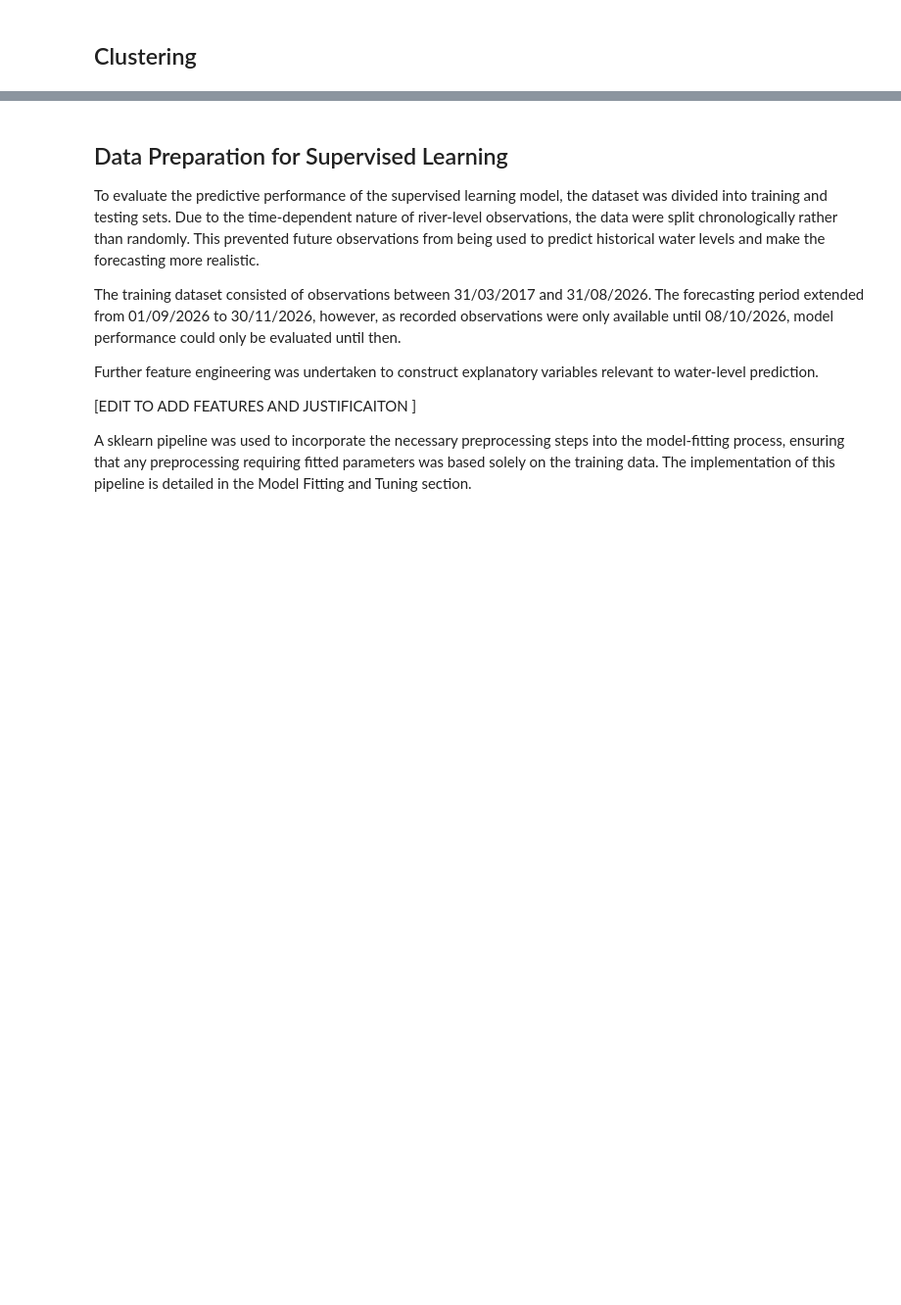
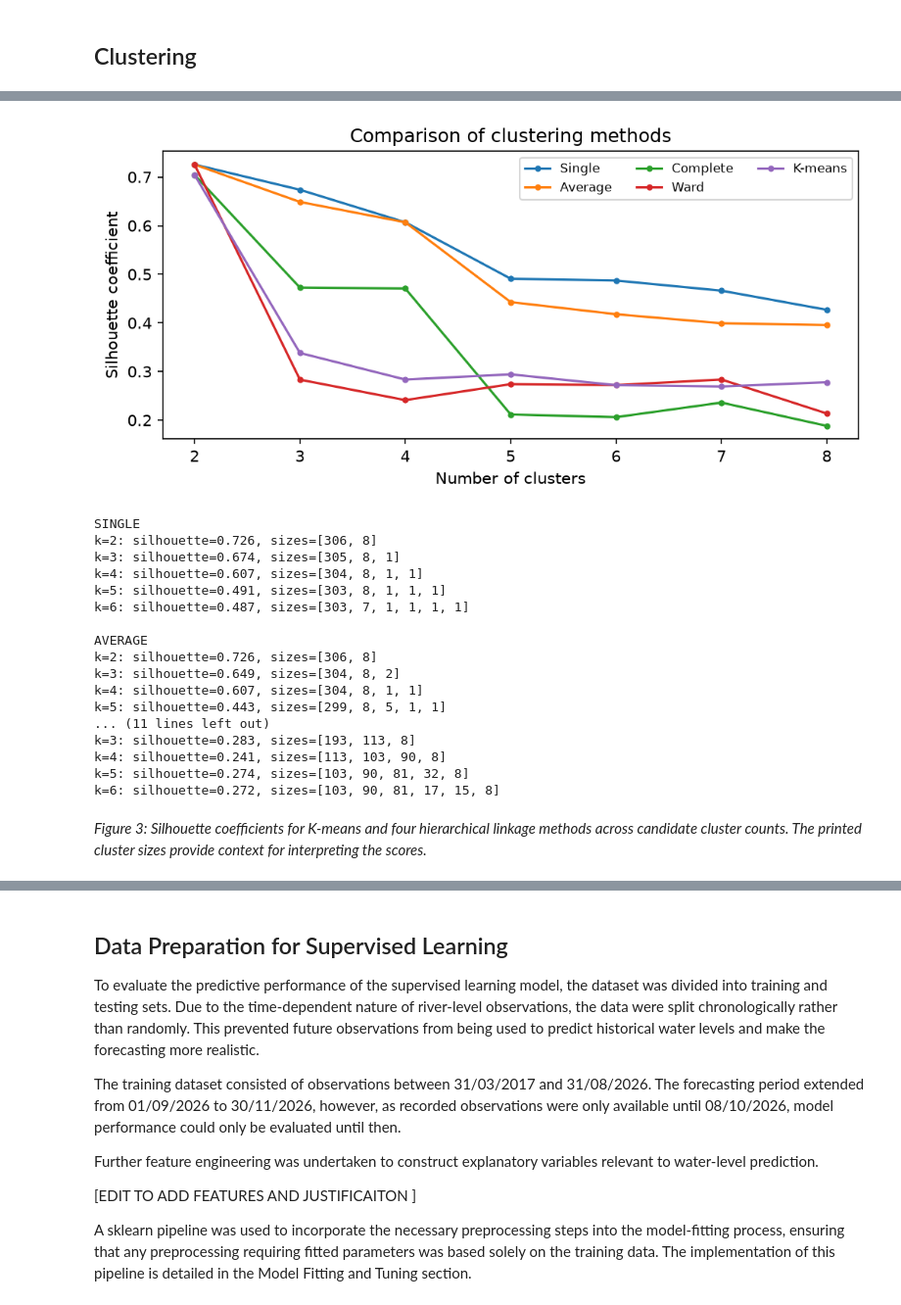
Before and after one commit to Emma-Deyell/MLP-PROJ, a Jupyter notebook: project.ipynb, the cells around one changed output, grey strips where cells are left out. Shown at 98% size. Cells and saved outputs as stored; diff of their text form; code cells hidden in the pictures; blank space fills up the shorter version.

```diff
--- a/project.ipynb
+++ b/project.ipynb
@@ -308,0 +308,66 @@ We explored clustering using both the original eight features and the reduced se
+# %%
+# Standardise the five selected station-level features
+X_scaled = StandardScaler().fit_transform(df_features[feature_cols2])
+
+# Compare hierarchical linkage methods and a K-means baseline
+k_values = range(2, 9)
+methods = ["single", "average", "complete", "ward"]
+results = []
+for method in methods:
+    for k in k_values:
+        labels = AgglomerativeClustering(n_clusters=k, linkage=method).fit_predict(X_scaled)
+        results.append({"Method": method.title(), "k": k,
+                        "Silhouette": silhouette_score(X_scaled, labels),
+                        "Smallest cluster": np.bincount(labels).min()})
+for k in k_values:
+    labels = KMeans(n_clusters=k, random_state=0, n_init=20).fit_predict(X_scaled)
+    results.append({"Method": "K-means", "k": k,
+                    "Silhouette": silhouette_score(X_scaled, labels),
+                    "Smallest cluster": np.bincount(labels).min()})
+comparison = pd.DataFrame(results)
+
+fig, ax = plt.subplots(figsize=(7, 3.5))
+for method, group in comparison.groupby("Method", sort=False):
+    ax.plot(group["k"], group["Silhouette"], marker="o", ms=3, label=method)
+ax.set(xlabel="Number of clusters", ylabel="Silhouette coefficient",
+       title="Comparison of clustering methods")
+ax.legend(ncol=3, fontsize=8)
+plt.tight_layout()
+plt.show()
+
+# Shows why high silhouettes can be misleading
+for method in methods:
+    print(f"\n{method.upper()}")
+
+    for k in range(2, 7):
+        model = AgglomerativeClustering(
+                n_clusters=k,
+                linkage=method)
+
+        labels = model.fit_predict(X_scaled)
+
+        sizes = pd.Series(labels).value_counts().sort_values(ascending=False)
+        score = silhouette_score(X_scaled, labels)
+
+        print(f"k={k}: silhouette={score:.3f}, sizes={sizes.tolist()}")
+# %% [output]
+[figure, added]
+SINGLE
+k=2: silhouette=0.726, sizes=[306, 8]
+k=3: silhouette=0.674, sizes=[305, 8, 1]
+k=4: silhouette=0.607, sizes=[304, 8, 1, 1]
+k=5: silhouette=0.491, sizes=[303, 8, 1, 1, 1]
+k=6: silhouette=0.487, sizes=[303, 7, 1, 1, 1, 1]
+
+AVERAGE
+k=2: silhouette=0.726, sizes=[306, 8]
+k=3: silhouette=0.649, sizes=[304, 8, 2]
+k=4: silhouette=0.607, sizes=[304, 8, 1, 1]
+k=5: silhouette=0.443, sizes=[299, 8, 5, 1, 1]
+... (11 lines left out)
+k=3: silhouette=0.283, sizes=[193, 113, 8]
+k=4: silhouette=0.241, sizes=[113, 103, 90, 8]
+k=5: silhouette=0.274, sizes=[103, 90, 81, 32, 8]
+k=6: silhouette=0.272, sizes=[103, 90, 81, 17, 15, 8]
+# %% [markdown]
+*Figure 3: Silhouette coefficients for K-means and four hierarchical linkage methods across candidate cluster counts. The printed cluster sizes provide context for interpreting the scores.*
```
Also changed, not shown: parts of 18 cells of this notebook.
